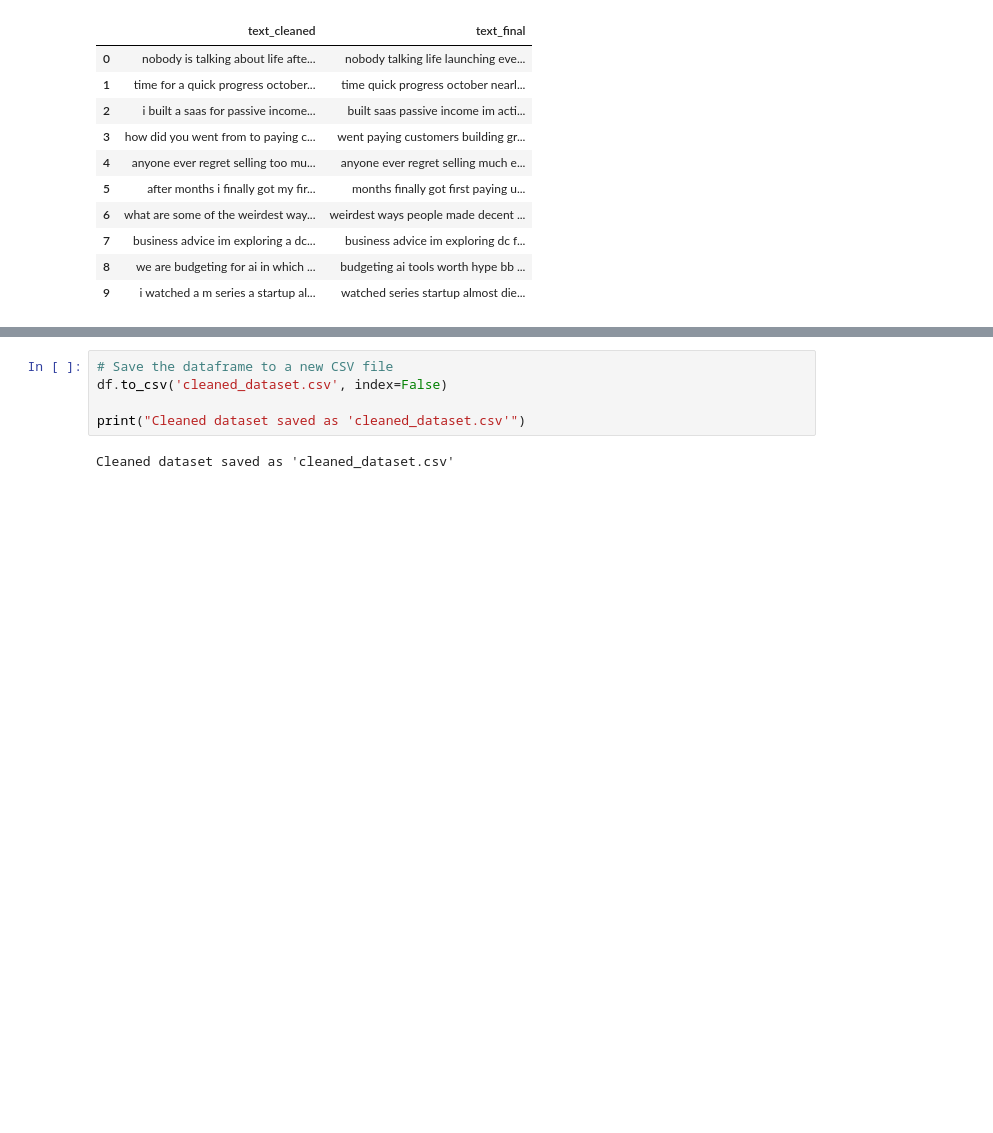
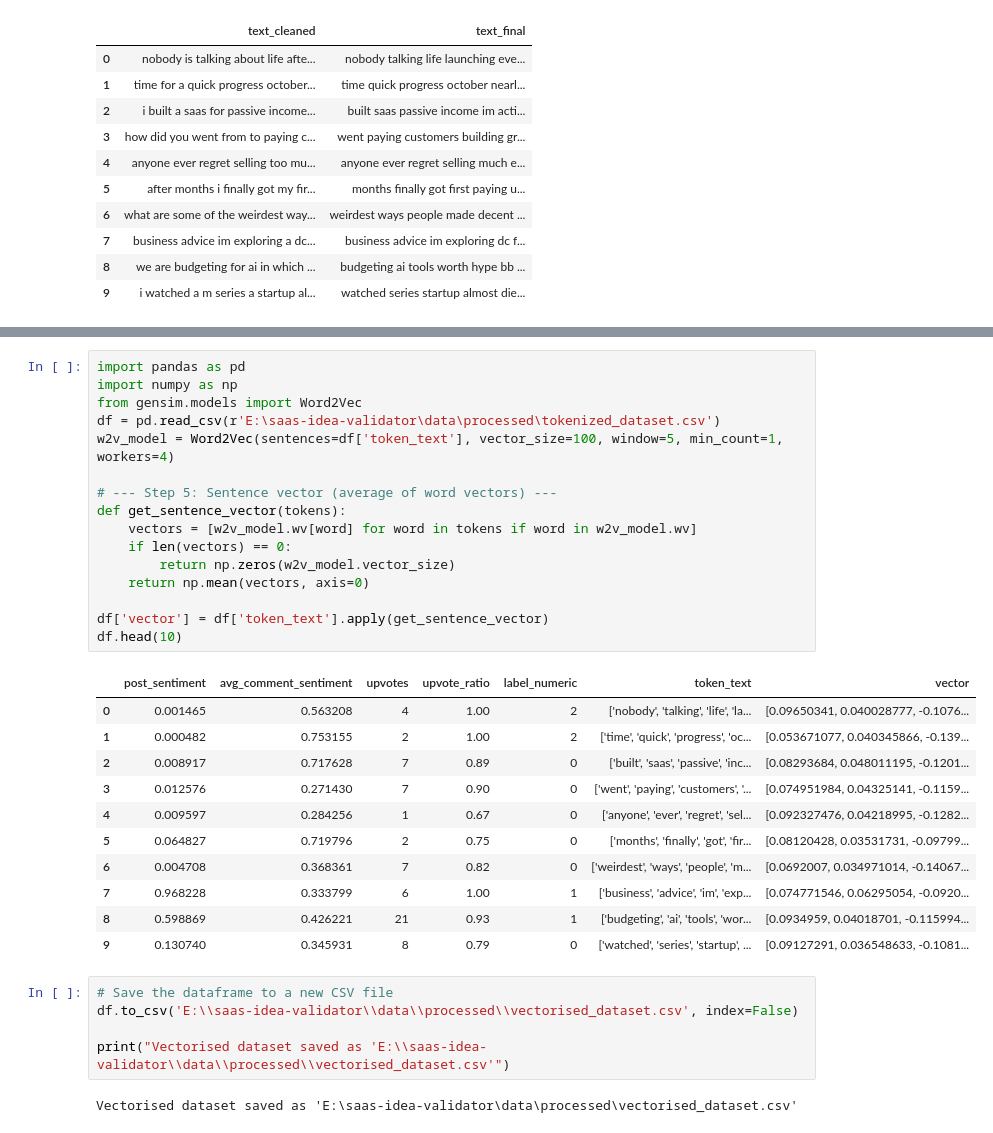
Before and after one commit to Tareqhasanmunna/saas-idea-validator, a Jupyter notebook: src/preprocessing/notebook/preprocessV2.ipynb, the cells around one changed output, grey strips where cells are left out. Saved outputs shown, nothing was run; the diff lists cells and outputs as text; blank space fills up the shorter version.

```diff
--- a/src/preprocessing/notebook/preprocessV2.ipynb
+++ b/src/preprocessing/notebook/preprocessV2.ipynb
@@ -270,7 +315,35 @@ df.head(10)
+# %%
+import pandas as pd
+import numpy as np
+from gensim.models import Word2Vec
+df = pd.read_csv(r'E:\saas-idea-validator\data\processed\tokenized_dataset.csv')
+w2v_model = Word2Vec(sentences=df['token_text'], vector_size=100, window=5, min_count=1, workers=4)
+
+# --- Step 5: Sentence vector (average of word vectors) ---
+def get_sentence_vector(tokens):
+    vectors = [w2v_model.wv[word] for word in tokens if word in w2v_model.wv]
+    if len(vectors) == 0:
+        return np.zeros(w2v_model.vector_size)
+    return np.mean(vectors, axis=0)
+
+df['vector'] = df['token_text'].apply(get_sentence_vector)
+df.head(10)
+# %% [output]
+|  | post_sentiment | avg_comment_sentiment | upvotes | upvote_ratio | label_numeric | token_text | vector |
+| 0 | 0.001465 | 0.563208 | 4 | 1.00 | 2 | ['nobody', 'talking', 'life', 'la... | [0.09650341, 0.040028777, -0.1076... |
+| 1 | 0.000482 | 0.753155 | 2 | 1.00 | 2 | ['time', 'quick', 'progress', 'oc... | [0.053671077, 0.040345866, -0.139... |
+| 2 | 0.008917 | 0.717628 | 7 | 0.89 | 0 | ['built', 'saas', 'passive', 'inc... | [0.08293684, 0.048011195, -0.1201... |
+| 3 | 0.012576 | 0.271430 | 7 | 0.90 | 0 | ['went', 'paying', 'customers', '... | [0.074951984, 0.04325141, -0.1159... |
+| 4 | 0.009597 | 0.284256 | 1 | 0.67 | 0 | ['anyone', 'ever', 'regret', 'sel... | [0.092327476, 0.04218995, -0.1282... |
+| 5 | 0.064827 | 0.719796 | 2 | 0.75 | 0 | ['months', 'finally', 'got', 'fir... | [0.08120428, 0.03531731, -0.09799... |
+| 6 | 0.004708 | 0.368361 | 7 | 0.82 | 0 | ['weirdest', 'ways', 'people', 'm... | [0.0692007, 0.034971014, -0.14067... |
+| 7 | 0.968228 | 0.333799 | 6 | 1.00 | 1 | ['business', 'advice', 'im', 'exp... | [0.074771546, 0.06295054, -0.0920... |
+| 8 | 0.598869 | 0.426221 | 21 | 0.93 | 1 | ['budgeting', 'ai', 'tools', 'wor... | [0.0934959, 0.04018701, -0.115994... |
+| 9 | 0.130740 | 0.345931 | 8 | 0.79 | 0 | ['watched', 'series', 'startup', ... | [0.09127291, 0.036548633, -0.1081... |
 # %%
 # Save the dataframe to a new CSV file
-df.to_csv('cleaned_dataset.csv', index=False)
+df.to_csv('E:\\saas-idea-validator\\data\\processed\\vectorised_dataset.csv', index=False)
 
-print("Cleaned dataset saved as 'cleaned_dataset.csv'")
+print("Vectorised dataset saved as 'E:\\saas-idea-validator\\data\\processed\\vectorised_dataset.csv'")
 # %% [output]
-Cleaned dataset saved as 'cleaned_dataset.csv'
+Vectorised dataset saved as 'E:\saas-idea-validator\data\processed\vectorised_dataset.csv'
```
Also changed, not shown: parts of 4 cells of this notebook, 14 other files.
